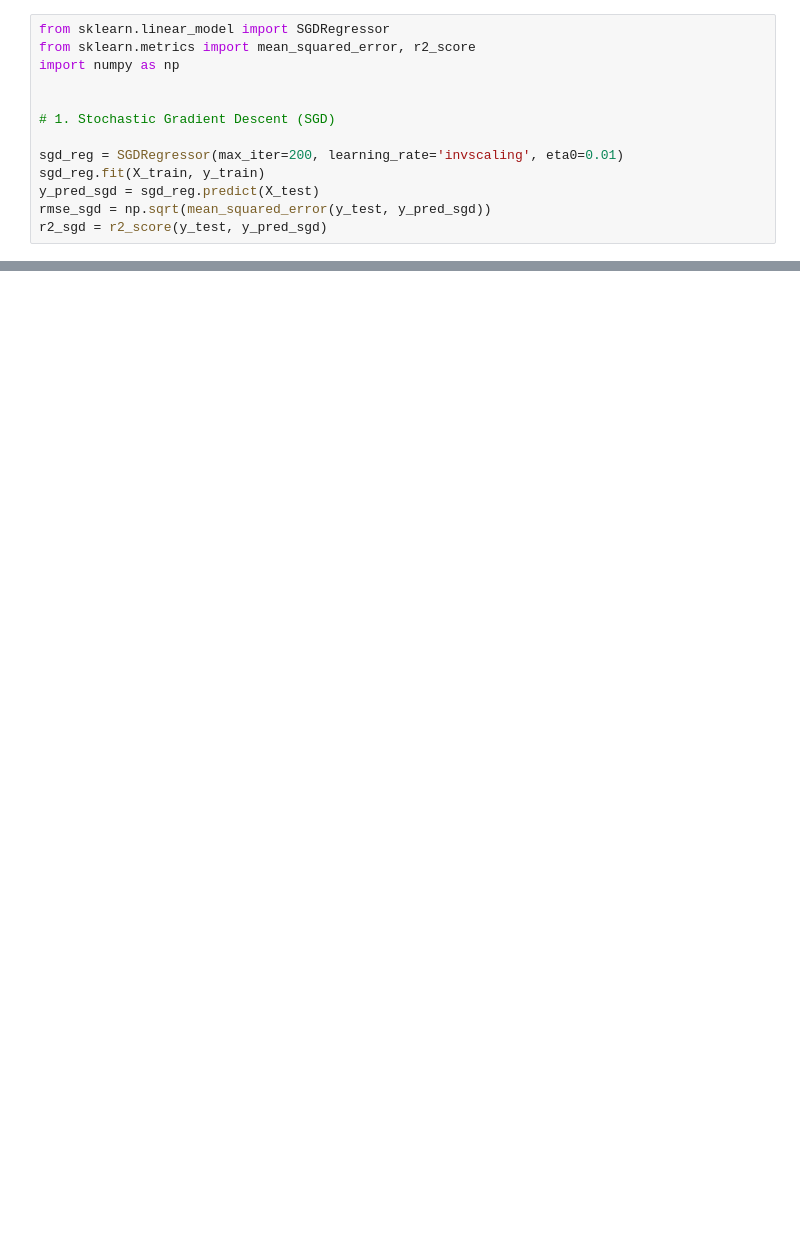
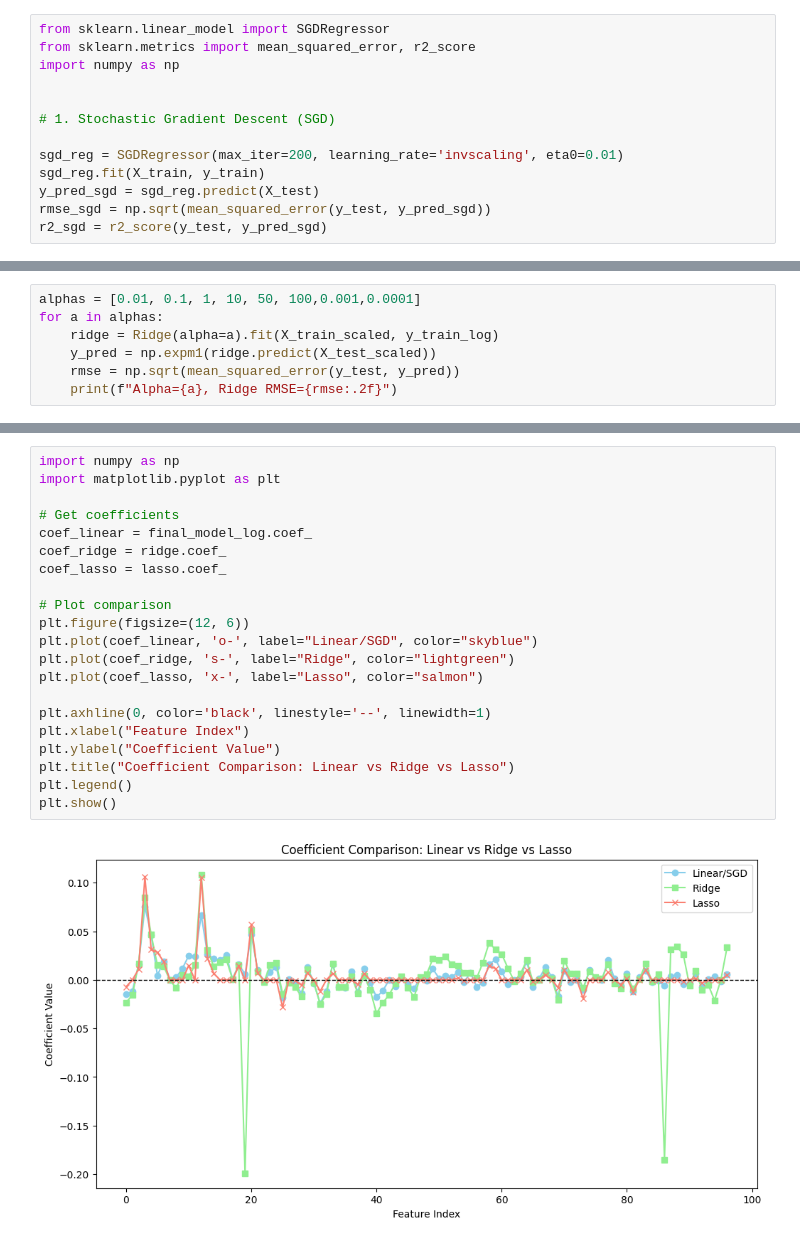
Before and after one commit to RahulArra/Machine-Learning, a Jupyter notebook: house_prediction.ipynb, the cells around one changed output, grey strips where cells are left out. Drawn from its saved outputs; the diff is of its cells as text; blank space fills up the shorter version.

Commit message:
done with lasso and ridge

```diff
--- a/house_prediction.ipynb
+++ b/house_prediction.ipynb
@@ -671,0 +702,7 @@ R-squared : 0.8850
+# %%
+alphas = [0.01, 0.1, 1, 10, 50, 100,0.001,0.0001]
+for a in alphas:
+    ridge = Ridge(alpha=a).fit(X_train_scaled, y_train_log)
+    y_pred = np.expm1(ridge.predict(X_test_scaled))
+    rmse = np.sqrt(mean_squared_error(y_test, y_pred))
+    print(f"Alpha={a}, Ridge RMSE={rmse:.2f}")
@@ -671,0 +739,23 @@ R-squared : 0.8850
+# %%
+import numpy as np
+import matplotlib.pyplot as plt
+
+# Get coefficients
+coef_linear = final_model_log.coef_
+coef_ridge = ridge.coef_
+coef_lasso = lasso.coef_
+
+# Plot comparison
+plt.figure(figsize=(12, 6))
+plt.plot(coef_linear, 'o-', label="Linear/SGD", color="skyblue")
+plt.plot(coef_ridge, 's-', label="Ridge", color="lightgreen")
+plt.plot(coef_lasso, 'x-', label="Lasso", color="salmon")
+
+plt.axhline(0, color='black', linestyle='--', linewidth=1)
+plt.xlabel("Feature Index")
+plt.ylabel("Coefficient Value")
+plt.title("Coefficient Comparison: Linear vs Ridge vs Lasso")
+plt.legend()
+plt.show()
+# %% [output]
+[figure, added]
```
Also changed, not shown: parts of 24 cells of this notebook.
